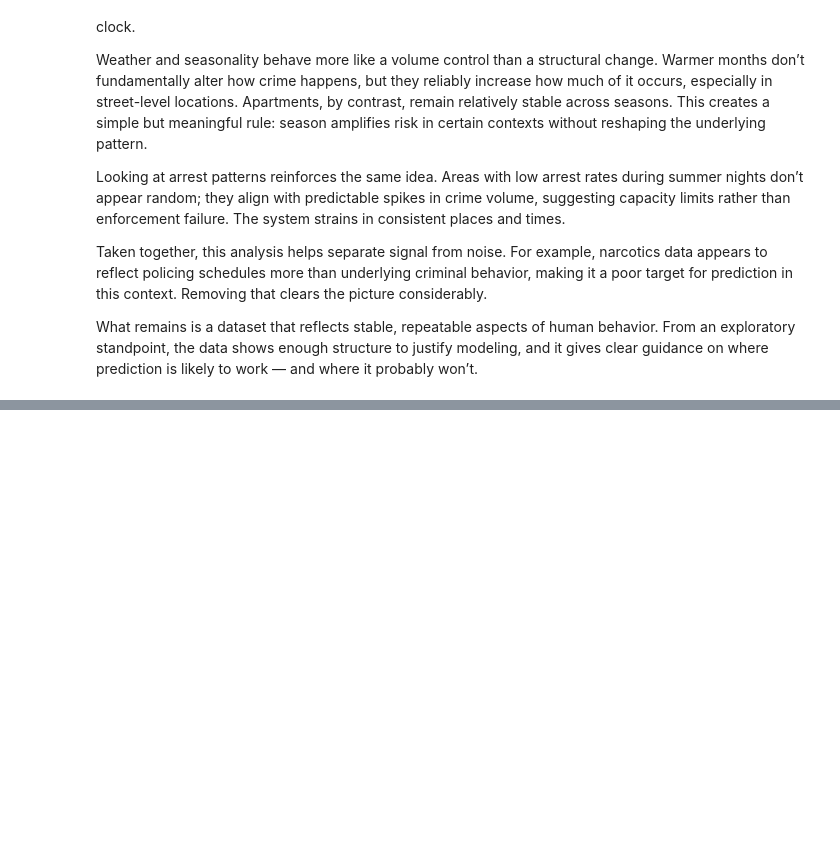
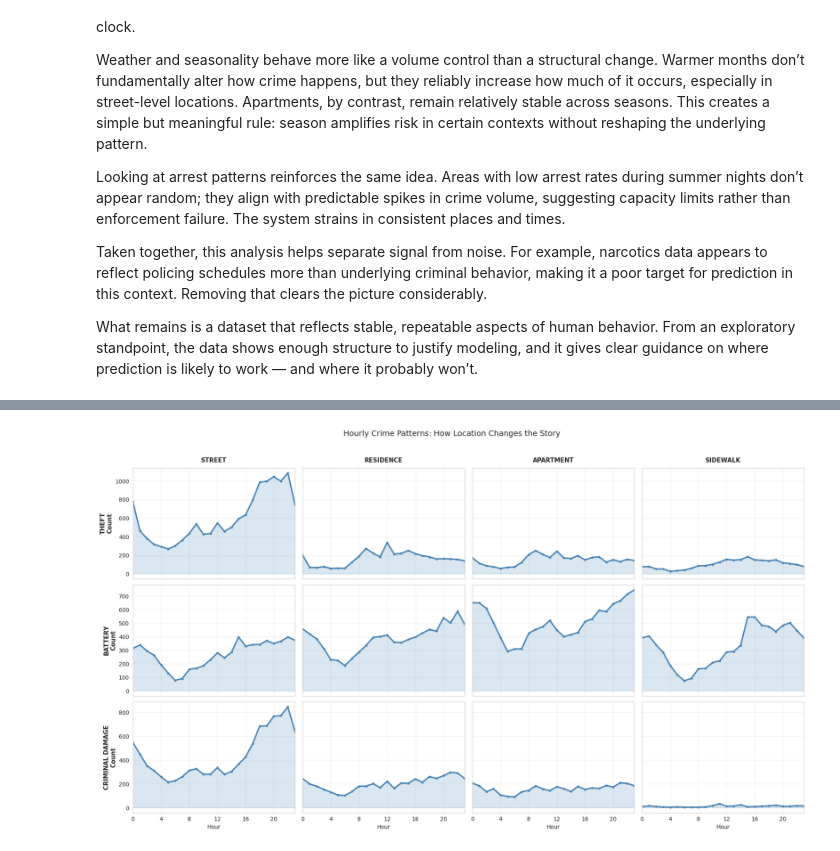
Before and after one commit to Andria-colab/DataGuard, a Jupyter notebook: notebooks/03_eda_visualization.ipynb, the cells around one changed output, grey strips where cells are left out. Cells and saved outputs as stored; diff of their text form; code cells hidden in the pictures; blank space fills up the shorter version.

```diff
--- a/notebooks/03_eda_visualization.ipynb
+++ b/notebooks/03_eda_visualization.ipynb
@@ -244,0 +396,59 @@ What remains is a dataset that reflects stable, repeatable aspects of human beha
+# %%
+import pandas as pd
+import matplotlib.pyplot as plt
+import seaborn as sns
+
+sns.set_style("whitegrid")
+top_crimes = ['THEFT', 'BATTERY', 'CRIMINAL DAMAGE']
+top_locations = data['Location Description'].value_counts().head(4).index.tolist()
+
+filtered_data = data[
+    data['Primary Type'].isin(top_crimes) &
+    data['Location Description'].isin(top_locations)
+]
+
+location_hourly = filtered_data.groupby(
+    ['Primary Type', 'Location Description', 'Hour']
+).size().reset_index(name='Count')
+
+fig, axes = plt.subplots(
+    len(top_crimes),
+    len(top_locations),
+    figsize=(18, 10),
+    sharex=True,
+    sharey='row'
+)
+
+if len(top_crimes) == 1:
+    axes = axes.reshape(1, -1)
+
+for i, crime in enumerate(top_crimes):
+    for j, loc in enumerate(top_locations):
+        ax = axes[i, j]
+
+        plot_data = location_hourly[
+            (location_hourly['Primary Type'] == crime) &
+            (location_hourly['Location Description'] == loc)
+        ]
+
+        if not plot_data.empty:
+            ax.plot(plot_data['Hour'], plot_data['Count'],
+                    linewidth=2.5, color='steelblue', marker='o', markersize=3)
+            ax.fill_between(plot_data['Hour'], plot_data['Count'],
+                            alpha=0.2, color='steelblue')
+        if i == 0:
+            ax.set_title(f'{loc}', fontsize=11, fontweight='bold', pad=10)
+        if j == 0:
+            ax.set_ylabel(f'{crime}\nCount', fontsize=11, fontweight='bold')
+        if i == len(top_crimes) - 1:
+            ax.set_xlabel('Hour', fontsize=10)
+
+        ax.set_xticks(range(0, 24, 4))
+        ax.grid(True, alpha=0.3)
+        ax.set_xlim(0, 23)
+
+plt.suptitle('Hourly Crime Patterns: How Location Changes the Story', fontsize=14, y=1.02)
+plt.tight_layout()
+plt.show()
+# %% [output]
+[figure, added]
```
Also changed, not shown: parts of 25 cells of this notebook.
